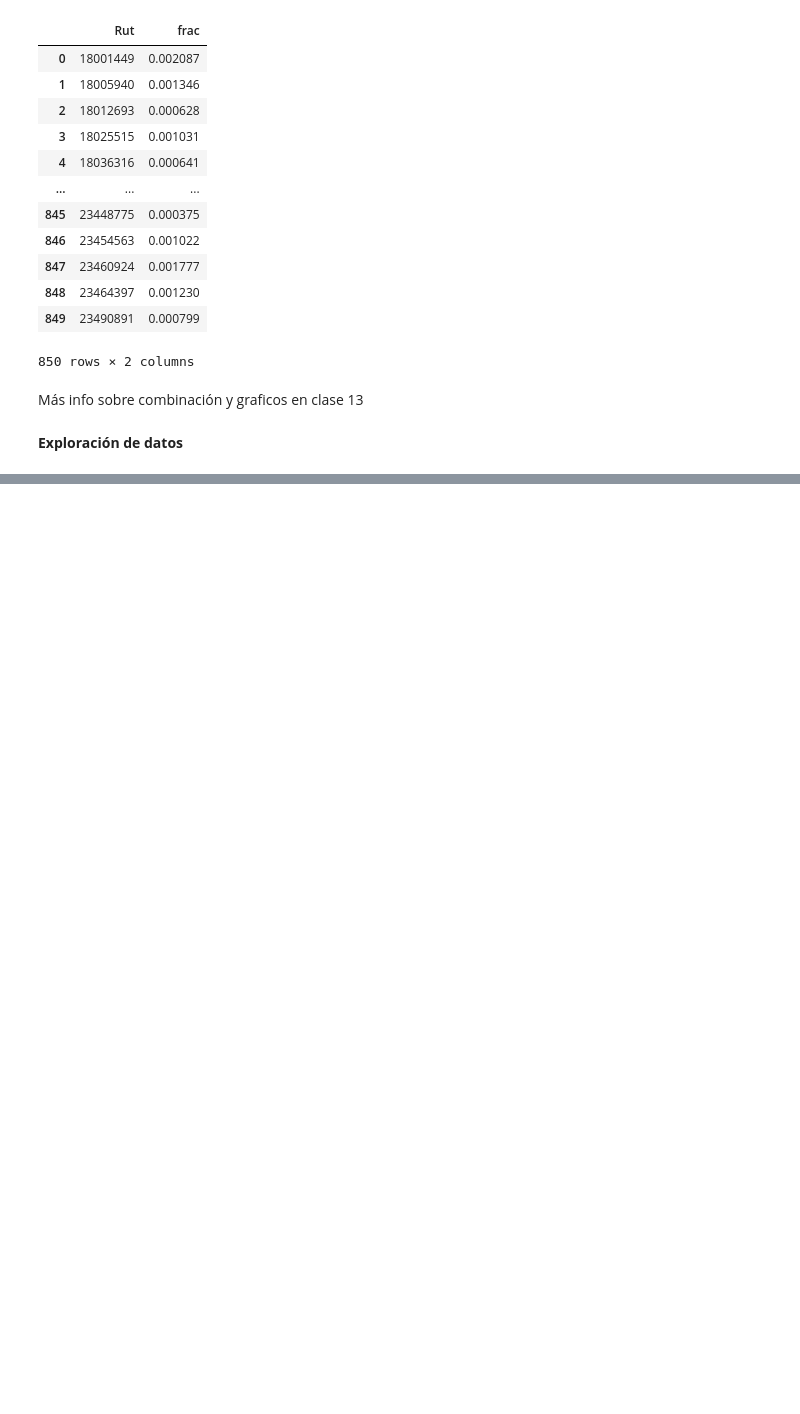
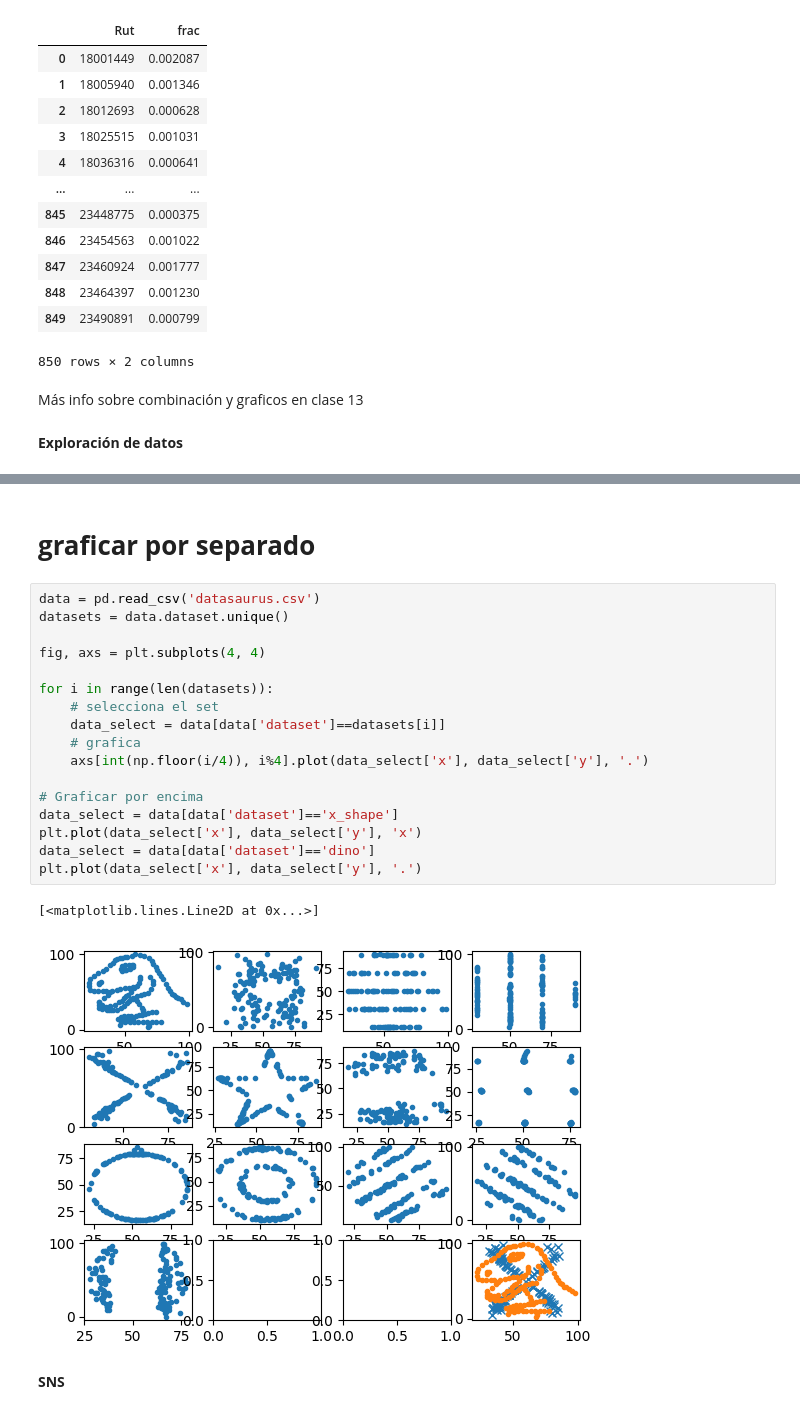
Before and after one commit to danibcerdab/IMT2200-Daniela-Cerda, a Jupyter notebook: Apuntes/Apuntes.ipynb, the cells around one changed output, grey strips where cells are left out. Cells and saved outputs as stored; diff of their text form; blank space fills up the shorter version.

```diff
--- a/Apuntes/Apuntes.ipynb
+++ b/Apuntes/Apuntes.ipynb
@@ -597,0 +600,24 @@ Más info sobre combinación y graficos en clase 13
+# %% [markdown]
+# **graficar por separado**
+# %%
+data = pd.read_csv('datasaurus.csv')
+datasets = data.dataset.unique()
+
+fig, axs = plt.subplots(4, 4)
+
+for i in range(len(datasets)):
+    # selecciona el set
+    data_select = data[data['dataset']==datasets[i]]
+    # grafica
+    axs[int(np.floor(i/4)), i%4].plot(data_select['x'], data_select['y'], '.')
+
+# Graficar por encima
+data_select = data[data['dataset']=='x_shape']
+plt.plot(data_select['x'], data_select['y'], 'x')
+data_select = data[data['dataset']=='dino']
+plt.plot(data_select['x'], data_select['y'], '.')
+# %% [output]
+[<matplotlib.lines.Line2D at 0x...>]
+[figure, added]
+# %% [markdown]
+**SNS**
```
Also changed, not shown: parts of 4 cells of this notebook.
